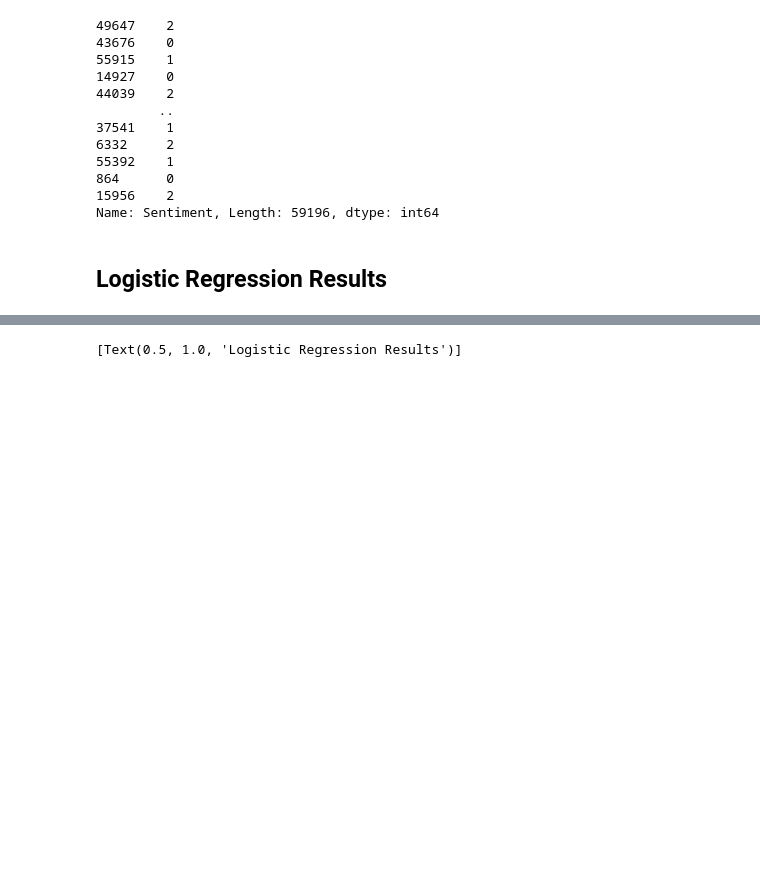
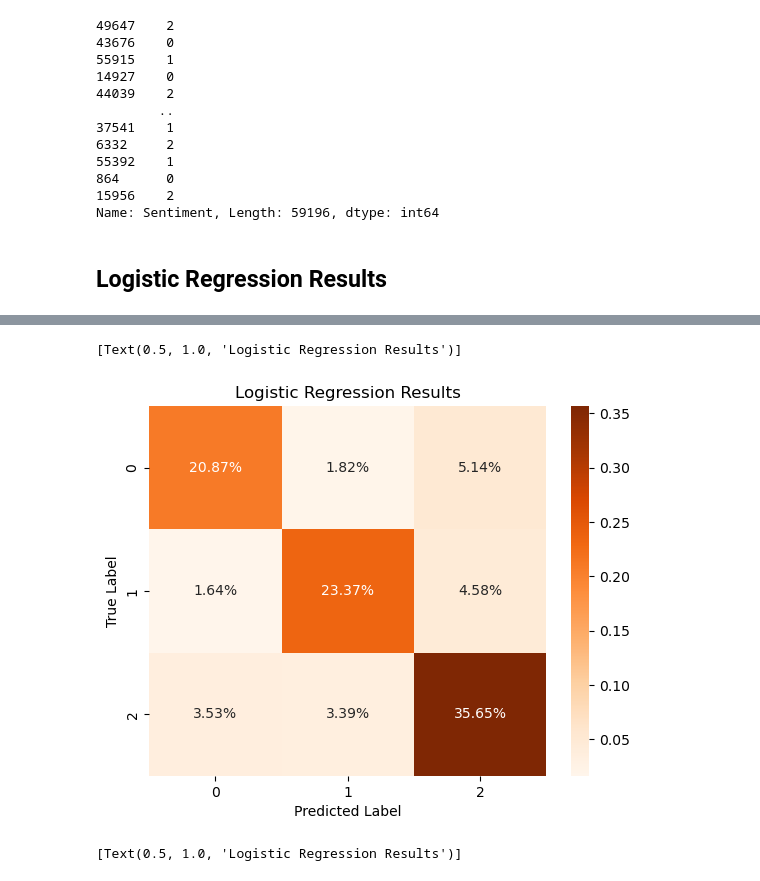
Before and after one commit to Brandon-Meyer0/VideogameTweets, a Jupyter notebook: EDA.ipynb, the cells around one changed output, grey strips where cells are left out. Saved outputs shown, nothing was run; the diff lists cells and outputs as text; code cells hidden in the pictures; blank space fills up the shorter version.

```diff
--- a/EDA.ipynb
+++ b/EDA.ipynb
@@ -558,3 +578,14 @@ cnf3=   [[0.75, 0.07 , 0.185],
+# %%
+import seaborn as sns
+import numpy as np
+a= sns.heatmap(cnf5/np.sum(cnf5), annot=True,
+            fmt='0.2%', cmap='Oranges')
+a.set_xlabel('Predicted Label', fontsize=10)
+a.set_ylabel('True Label', fontsize=10)
+a.set(title='Logistic Regression Results')
+# %% [output]
+[Text(0.5, 1.0, 'Logistic Regression Results')]
+[figure, added]
 # %%
 import seaborn as sns
 import numpy as np
```
Also changed, not shown: parts of 6 cells of this notebook.
